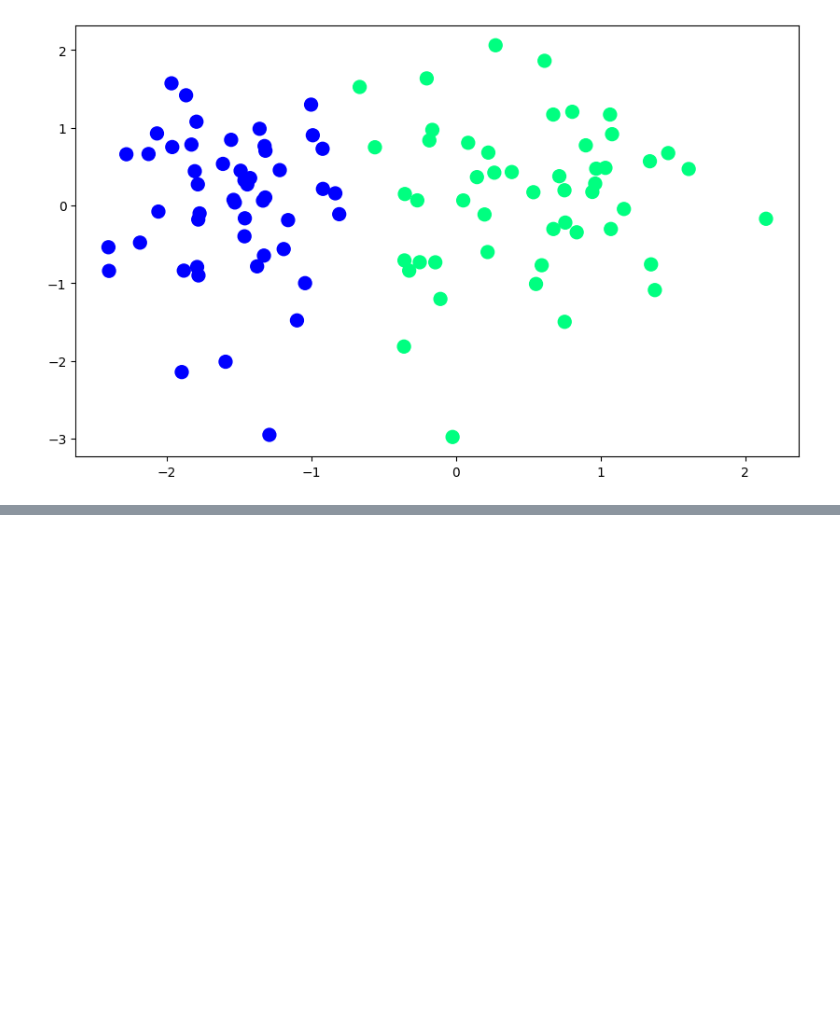
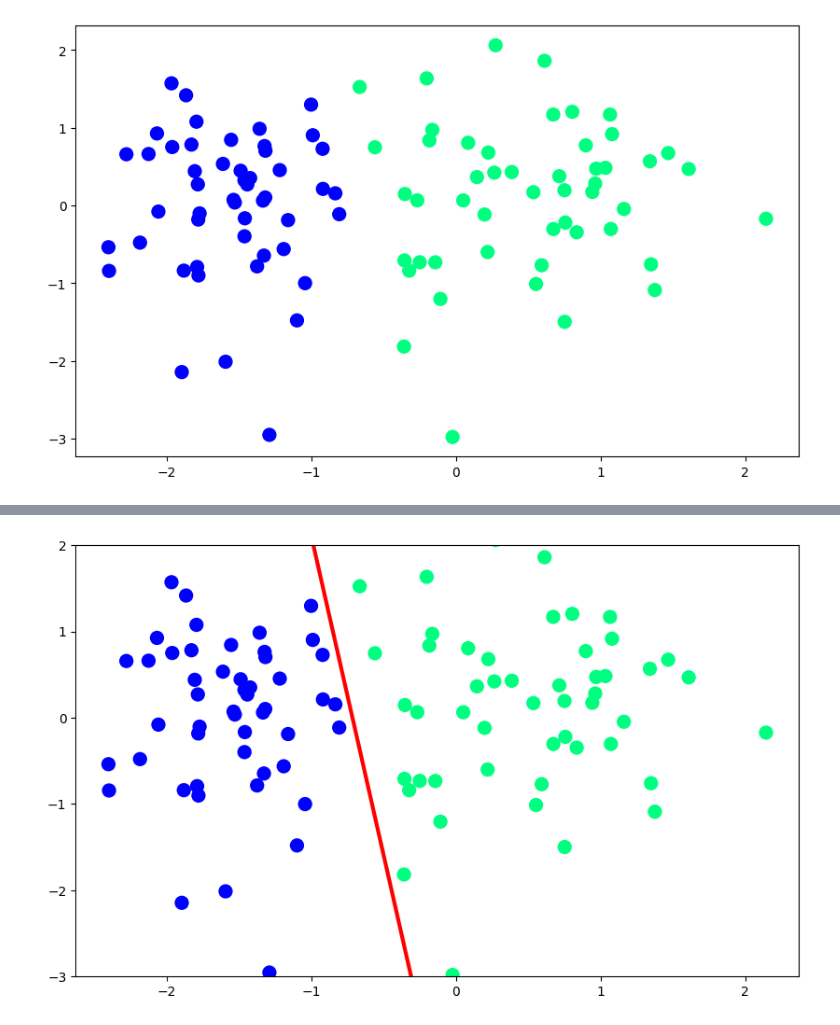
Before and after one commit to prajwolgiri/Perceptron-Training-trick, a Jupyter notebook: Perceptron_initial_trick.ipynb, the cells around one changed output, grey strips where cells are left out. Saved outputs shown, nothing was run; the diff lists cells and outputs as text; code cells hidden in the pictures; blank space fills up the shorter version.

```diff
--- a/Perceptron_initial_trick.ipynb
+++ b/Perceptron_initial_trick.ipynb
@@ -15,0 +116,23 @@ plt.scatter(X[:,0],X[:,1],c=y,cmap='winter',s=100)
+# %%
+from matplotlib.animation import FuncAnimation
+from IPython.display import HTML
+
+# Animation function
+def animate(i):
+    m_anim = -(weight_history[i][1] / weight_history[i][2])
+    b_anim = -(weight_history[i][0] / weight_history[i][2])
+    y_input_anim = m_anim * x_input + b_anim
+    line.set_data(x_input, y_input_anim)
+    return line,
+# %%
+# Create animation
+fig, ax = plt.subplots(figsize=(10, 6))
+ax.scatter(X[:, 0], X[:, 1], c=y, cmap='winter', s=100)
+ax.set_ylim(-3, 2)
+line, = ax.plot([], [], color='red', linewidth=3)
+
+anim = FuncAnimation(fig, animate, frames=len(weight_history), interval=50, blit=True)
+
+# Display animation
+HTML(anim.to_html5_video())
+# %% [output]
@@ -15,0 +140 @@ plt.scatter(X[:,0],X[:,1],c=y,cmap='winter',s=100)
+[figure, added]
```
Also changed, not shown: parts of 15 cells of this notebook.
